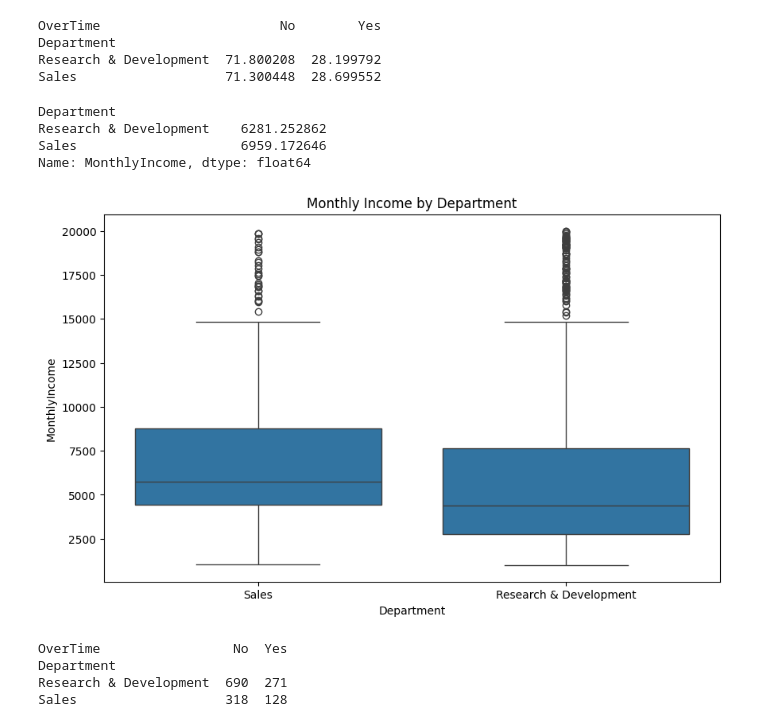
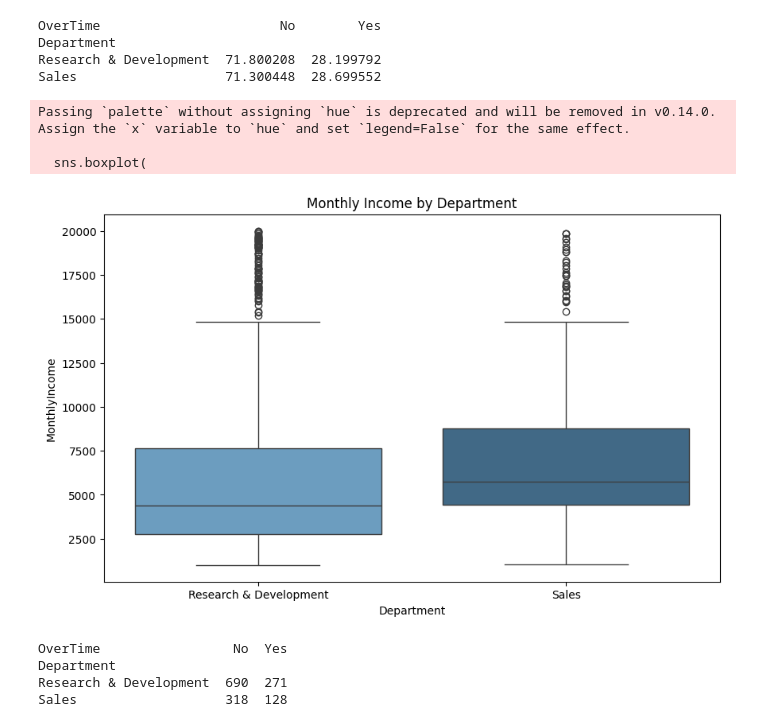
Before and after one commit to melo4yxa77796/EmployeeProductivityAnalysis, a Jupyter notebook: atrrition.ipynb, the cells around one changed output. Saved outputs shown, nothing was run; the diff lists cells and outputs as text; code cells hidden in the pictures.

```diff
--- a/atrrition.ipynb
+++ b/atrrition.ipynb
@@ -239,19 +240,21 @@ Department
 Research & Development  71.800208  28.199792
 Sales                   71.300448  28.699552
 # %%
-monthly_income = df_filtered.groupby('Department')['MonthlyIncome'].mean()
-print(monthly_income)
-
 plt.figure(figsize=(10,6))
-sns.boxplot(data=df_filtered, x='Department', y='MonthlyIncome')
+sns.boxplot(
+    data=df_filtered,
+    x='Department',
+    y='MonthlyIncome',
+    palette='Blues_d',
+    order=[ 'Research & Development','Sales' ]
+)
 plt.title('Monthly Income by Department')
 plt.show()
 # %% [output]
-Department
-Research & Development    6281.252862
-Sales                     6959.172646
-Name: MonthlyIncome, dtype: float64
+Passing `palette` without assigning `hue` is deprecated and will be removed in v0.14.0. Assign the `x` variable to `hue` and set `legend=False` for the same effect.
+
+  sns.boxplot(
-[figure, old version]
+[figure, new version]
 # %%
 overtime_table = pd.crosstab(df_filtered['Department'], df_filtered['OverTime'])
 print(overtime_table)
```
Also changed, not shown: parts of 2 cells of this notebook.
